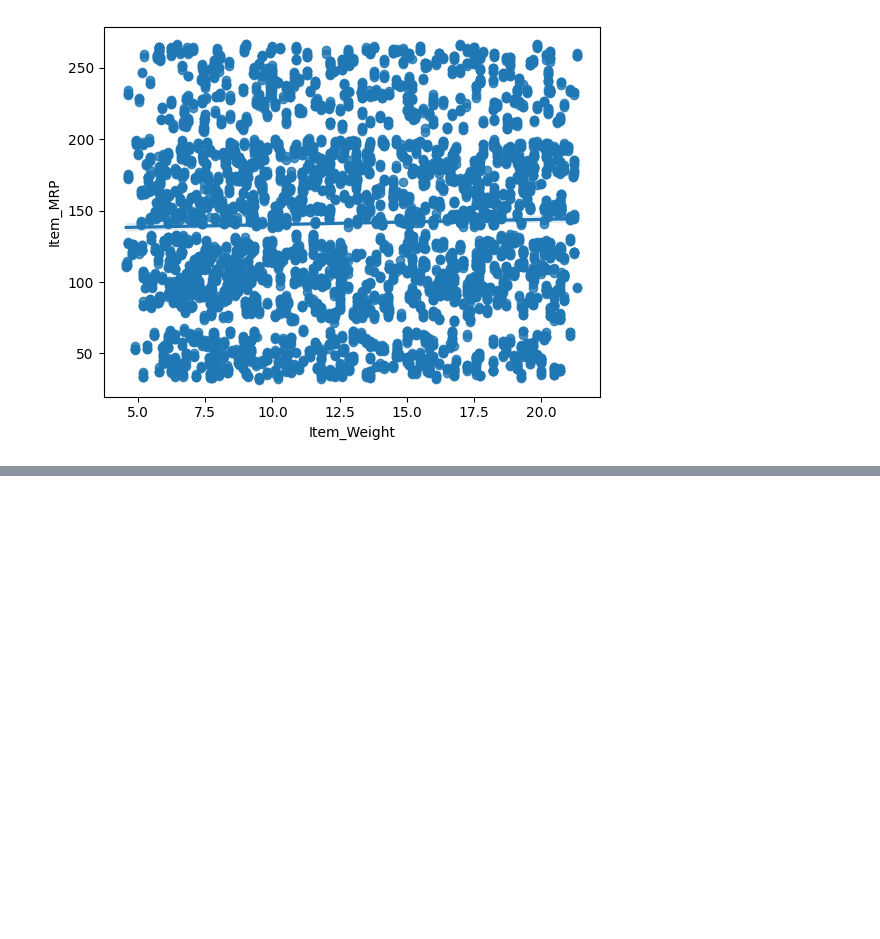
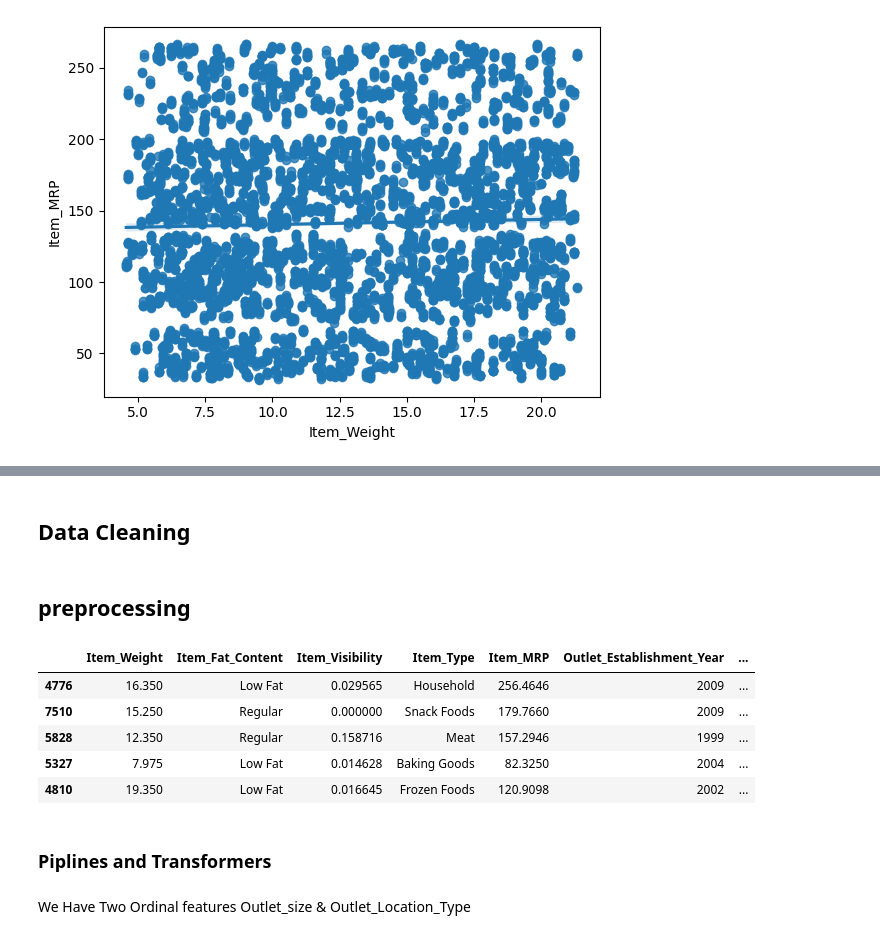
Before and after one commit to AymanAlnajjar/Prediction-of-Product-Sales, a Jupyter notebook: Prediction_of_Product_Sale.ipynb, the cells around one changed output, grey strips where cells are left out. Saved outputs shown, nothing was run; the diff lists cells and outputs as text; code cells hidden in the pictures; blank space fills up the shorter version.

```diff
--- a/Prediction_of_Product_Sale.ipynb
+++ b/Prediction_of_Product_Sale.ipynb
@@ -230,0 +258,31 @@ We have no correlation between Item_weight and Item_MRP, so we should exclude th
+# %% [markdown]
+## Data Cleaning
+# %%
+df['Item_Fat_Content'] = df['Item_Fat_Content'].replace({
+    'LF': 'Low Fat',
+    'low fat': 'Low Fat',
+    'reg': 'Regular'
+})
+#derive store age instead of year
+df['Outlet_Age'] = 2023 - df['Outlet_Establishment_Year']
+# %% [markdown]
+## preprocessing
+# %%
+target = "Item_Outlet_Sales"
+X = df.drop(columns=[target, 'Item_Identifier','Outlet_Identifier'])
+y = df[target]
+
+
+X_train, X_test, y_train, y_test = train_test_split(X, y, random_state=42)
+X_train.head()
+# %% [output]
+|  | Item_Weight | Item_Fat_Content | Item_Visibility | Item_Type | Item_MRP | Outlet_Establishment_Year | ... |
+| 4776 | 16.350 | Low Fat | 0.029565 | Household | 256.4646 | 2009 | ... |
+| 7510 | 15.250 | Regular | 0.000000 | Snack Foods | 179.7660 | 2009 | ... |
+| 5828 | 12.350 | Regular | 0.158716 | Meat | 157.2946 | 1999 | ... |
+| 5327 | 7.975 | Low Fat | 0.014628 | Baking Goods | 82.3250 | 2004 | ... |
+| 4810 | 19.350 | Low Fat | 0.016645 | Frozen Foods | 120.9098 | 2002 | ... |
+# %% [markdown]
+### Piplines and Transformers
+# %% [markdown]
+We Have Two Ordinal features Outlet_size & Outlet_Location_Type
```
Also changed, not shown: parts of 4 cells of this notebook.
